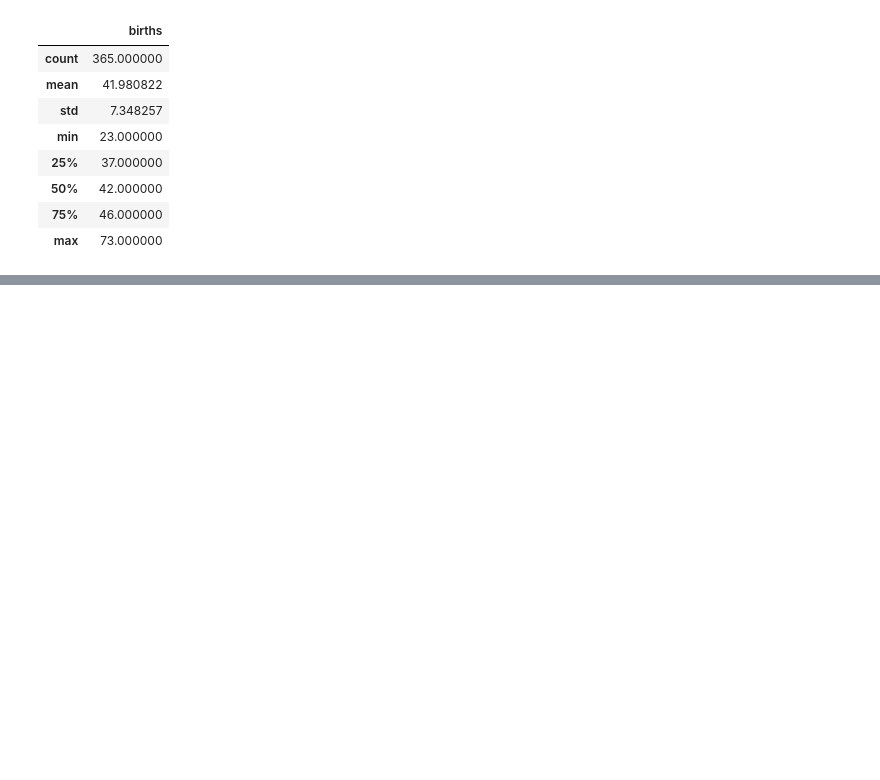
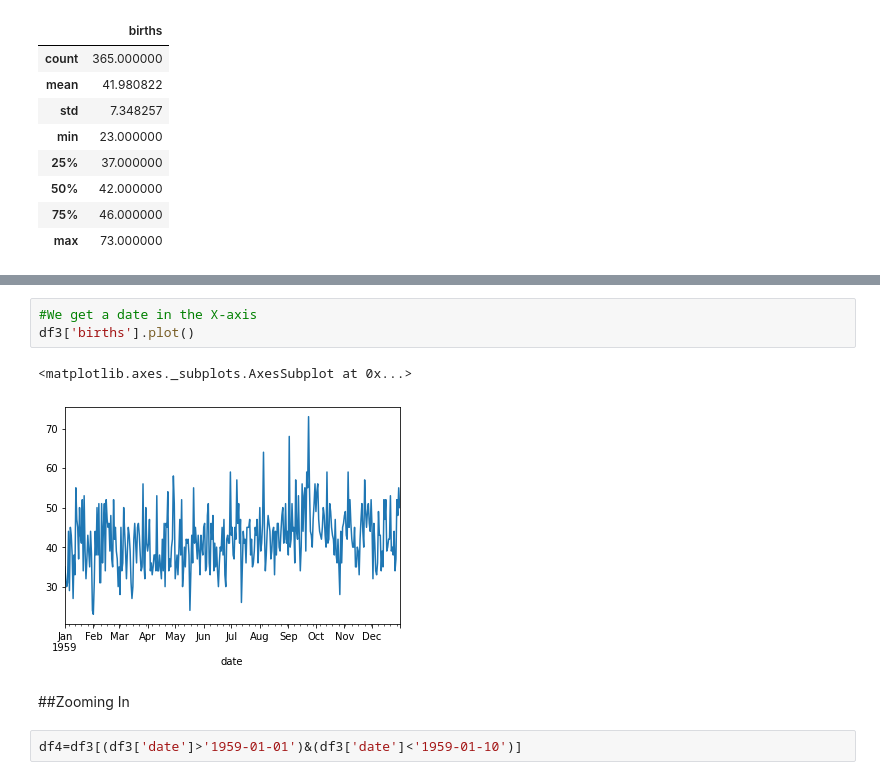
Before and after one commit to anmol0720/Time-Series-Forcasting, a Jupyter notebook: TensorFlow_with_GPU.ipynb, the cells around one changed output, grey strips where cells are left out. Saved outputs shown, nothing was run; the diff lists cells and outputs as text; blank space fills up the shorter version.

```diff
--- a/TensorFlow_with_GPU.ipynb
+++ b/TensorFlow_with_GPU.ipynb
@@ -136,0 +185,10 @@ df2.describe()
+# %%
+#We get a date in the X-axis
+df3['births'].plot()
+# %% [output]
+<matplotlib.axes._subplots.AxesSubplot at 0x...>
+[figure, added]
+# %% [markdown]
+##Zooming In
+# %%
+df4=df3[(df3['date']>'1959-01-01')&(df3['date']<'1959-01-10')]
```
Also changed, not shown: parts of 9 cells of this notebook.
